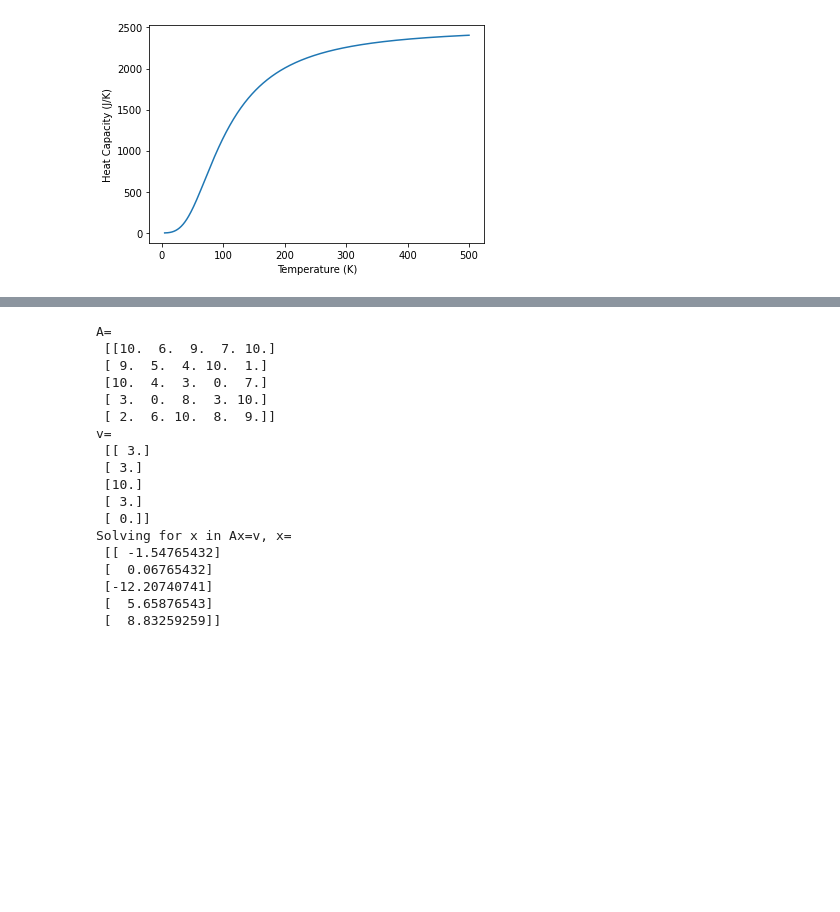
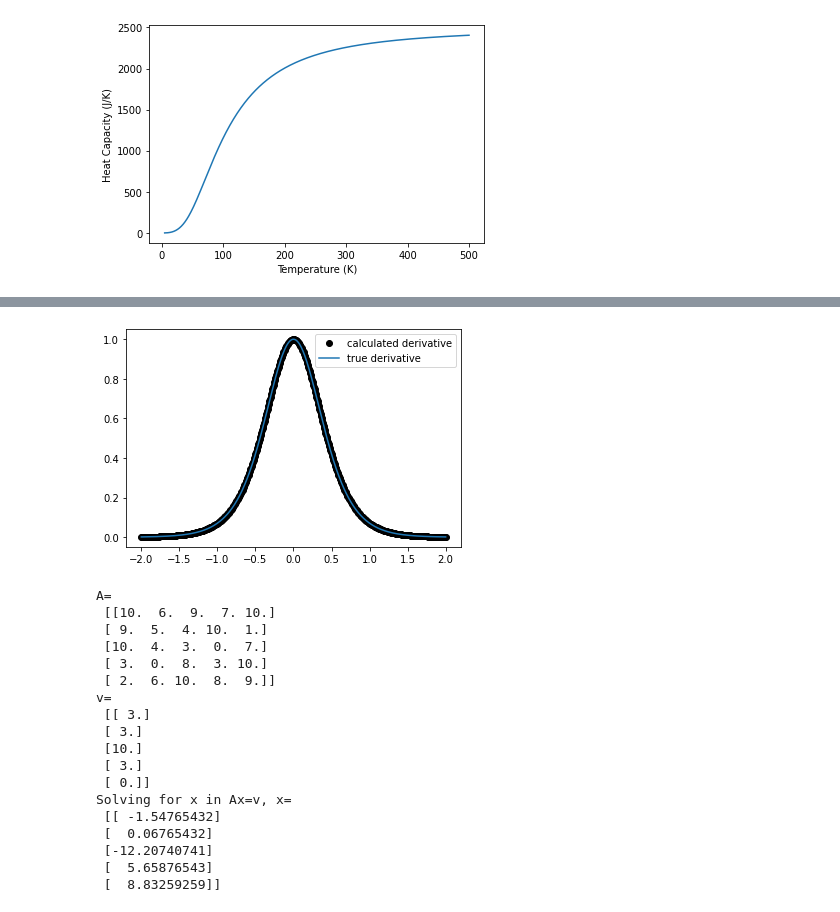
Before and after one commit to NIUCompPhys/Spring2021, a Jupyter notebook: temp2_pynb.ipynb, the cells around one changed output, grey strips where cells are left out. Cells and saved outputs as stored; diff of their text form; code cells hidden in the pictures; blank space fills up the shorter version.

```diff
--- a/temp2_pynb.ipynb
+++ b/temp2_pynb.ipynb
@@ -261,3 +320,39 @@ show()
+# %%
+# Exercise 5.15
+# f(x) = 1+0.5*tanh(2x)
+# f'(x) = 0.5*d/dx(tanh(2x)) = 0.5*2*(1-tanh^2(2x)) = 1-tanh^2(2x) = 1/(cosh^2(2x))
+# Calculate f'(x) and compare to true value using central difference derivatives
+
+from math import tanh,cosh
+from numpy import linspace
+from matplotlib.pyplot import plot,show,legend
+
+a=-2.0
+b=2.0
+N = 500 ## plotting points we calculate at
+h = 1e-8 ## h size used for derivatives
+
+def f(x):
+  return 1+0.5*tanh(2*x)
+
+def fprime_true(x):
+  return 1/cosh(2*x)**2
+
+xpoints = linspace(a,b,N)
+dpoints_estimated = [] ### derivatives, estimated
+dpoints_true = [] ### derivatives, analytic true
+
+for x in xpoints:
+  df = (f(x+0.5*h)-f(x-0.5*h))/h
+  dpoints_estimated.append(df)
+  dpoints_true.append(fprime_true(x))
+
+plot(xpoints,dpoints_estimated,"ko",label="calculated derivative")
+plot(xpoints,dpoints_true,label="true derivative")
+legend()
+show()
+# %% [output]
+[figure, added]
 # %%
 import numpy as np
 import random as rand
```
Also changed, not shown: parts of 2 cells of this notebook.
